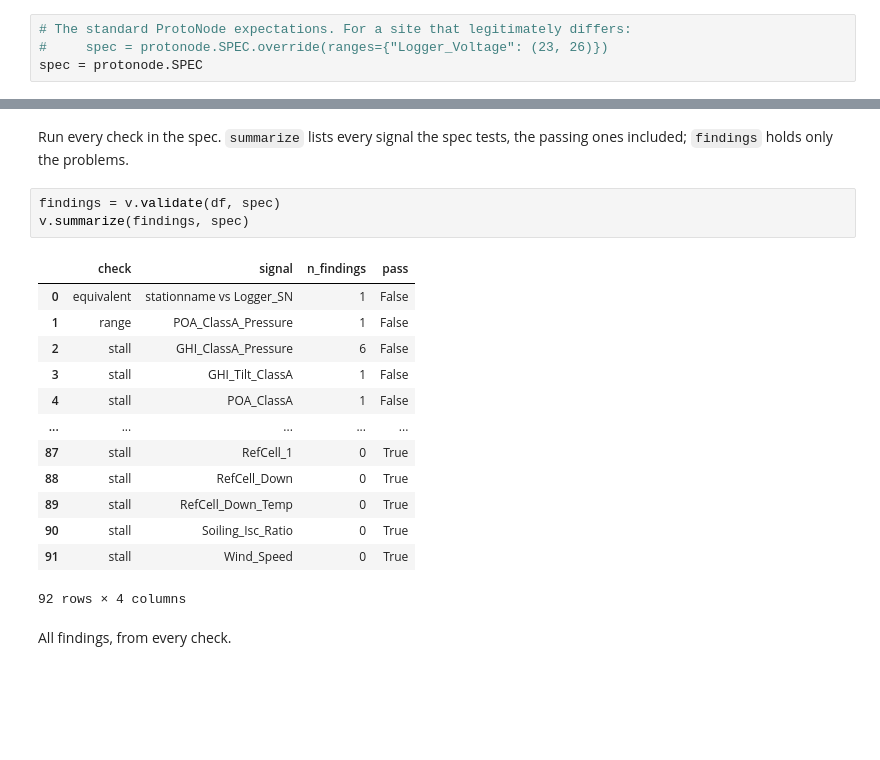
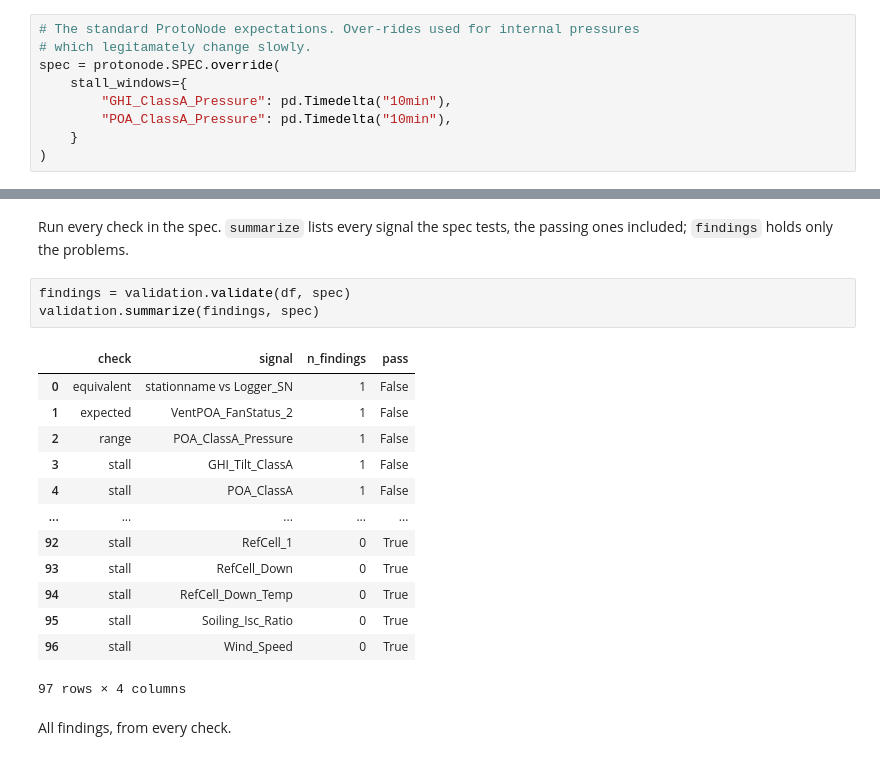
Before and after one commit to bftrock/se-analysis, a Jupyter notebook: notebooks/Process_ProtoNode_File.ipynb, the cells around one changed output, grey strips where cells are left out. Drawn from its saved outputs; the diff is of its cells as text; blank space fills up the shorter version.

Commit message:
Add check for expected values to validation. Improve protonode spec. Improve template protonode notebook.

```diff
--- a/notebooks/Process_ProtoNode_File.ipynb
+++ b/notebooks/Process_ProtoNode_File.ipynb
@@ -9,9 +8,14 @@ from se_analysis.plot import plot_signals
 # %% [markdown]
 A `SPEC` specifies the expected signal ranges for a file. Any spec can be over-ridden for a site that legitimately differs.
 # %%
-# The standard ProtoNode expectations. For a site that legitimately differs:
-#     spec = protonode.SPEC.override(ranges={"Logger_Voltage": (23, 26)})
-spec = protonode.SPEC
+# The standard ProtoNode expectations. Over-rides used for internal pressures
+# which legitamately change slowly.
+spec = protonode.SPEC.override(
+    stall_windows={
+        "GHI_ClassA_Pressure": pd.Timedelta("10min"),
+        "POA_ClassA_Pressure": pd.Timedelta("10min"),
+    }
+)
 # %% [markdown]
 Modify this cell to point to the correct ProtoNode file path.
 # %%
@@ -43,22 +47,22 @@ len(cols)
 # %% [markdown]
 Run every check in the spec. `summarize` lists every signal the spec tests, the passing ones included; `findings` holds only the problems.
 # %%
-findings = v.validate(df, spec)
-v.summarize(findings, spec)
+findings = validation.validate(df, spec)
+validation.summarize(findings, spec)
 # %% [output]
 |  | check | signal | n_findings | pass |
 | 0 | equivalent | stationname vs Logger_SN | 1 | False |
-| 1 | range | POA_ClassA_Pressure | 1 | False |
-| 2 | stall | GHI_ClassA_Pressure | 6 | False |
+| 1 | expected | VentPOA_FanStatus_2 | 1 | False |
+| 2 | range | POA_ClassA_Pressure | 1 | False |
 | 3 | stall | GHI_Tilt_ClassA | 1 | False |
 | 4 | stall | POA_ClassA | 1 | False |
 | ... | ... | ... | ... | ... |
-| 87 | stall | RefCell_1 | 0 | True |
-| 88 | stall | RefCell_Down | 0 | True |
-| 89 | stall | RefCell_Down_Temp | 0 | True |
-| 90 | stall | Soiling_Isc_Ratio | 0 | True |
-| 91 | stall | Wind_Speed | 0 | True |
+| 92 | stall | RefCell_1 | 0 | True |
+| 93 | stall | RefCell_Down | 0 | True |
+| 94 | stall | RefCell_Down_Temp | 0 | True |
+| 95 | stall | Soiling_Isc_Ratio | 0 | True |
+| 96 | stall | Wind_Speed | 0 | True |
-92 rows × 4 columns
+97 rows × 4 columns
 # %% [markdown]
 All findings, from every check.
 # %%
```
Also changed, not shown: parts of 3 cells of this notebook, 2 other files.
